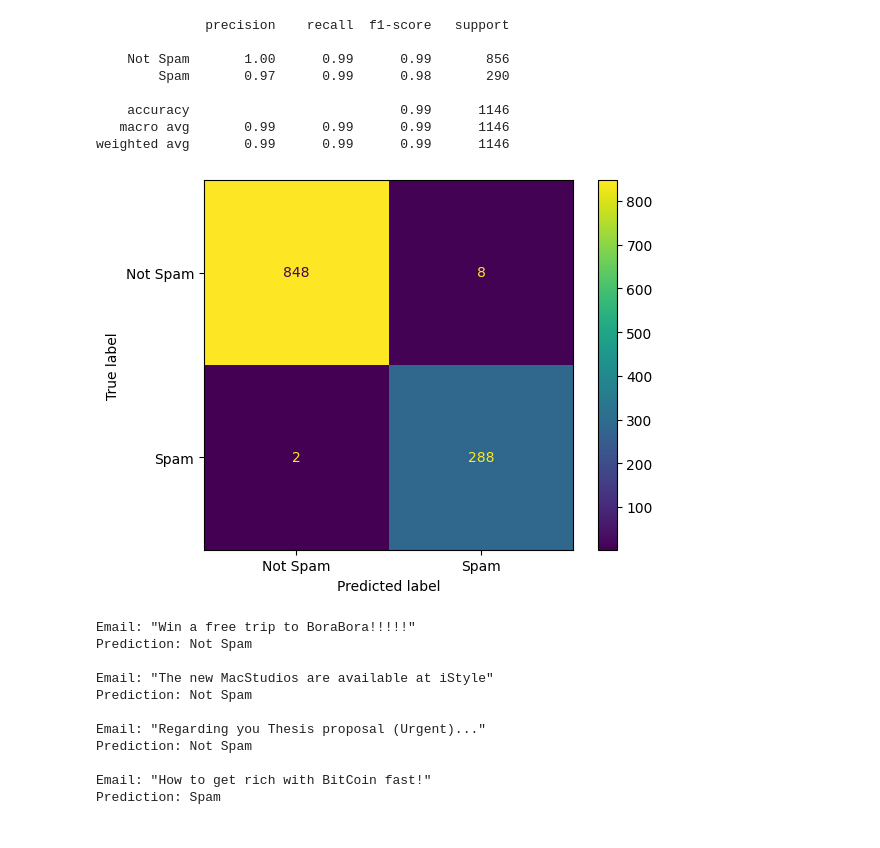
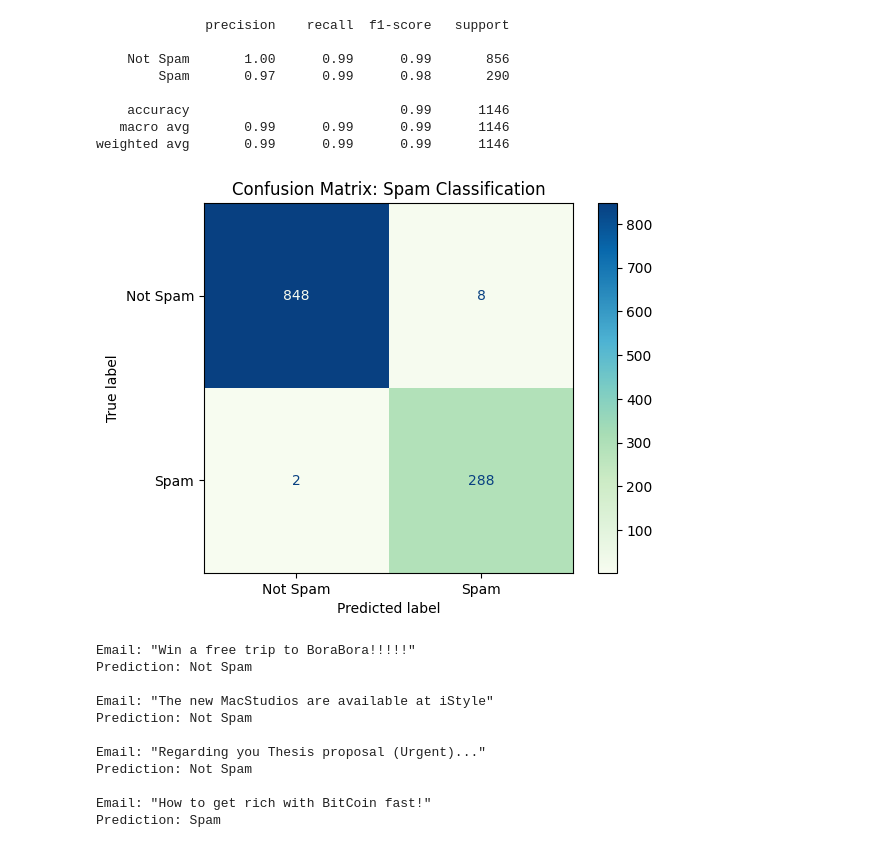
Before and after one commit to vsoos/CloudComputing, a Jupyter notebook: ex1/1_1_cpu.ipynb, the cells around one changed output. Drawn from its saved outputs; the diff is of its cells as text; code cells hidden in the pictures.

```diff
--- a/ex1/1_1_cpu.ipynb
+++ b/ex1/1_1_cpu.ipynb
@@ -87,11 +90,14 @@ weighted avg       0.99      0.99      0.99      1146
 # %%
 # confusion matrix
 cm = confusion_matrix(Y_test, test_predictions)
 disp = ConfusionMatrixDisplay(confusion_matrix=cm, display_labels=['Not Spam', 'Spam'])
-disp.plot()
+
+# colormap title
+disp.plot(cmap='GnBu')
+plt.title('Confusion Matrix: Spam Classification')
 plt.show()
 # %% [output]
-[figure, old version]
+[figure, new version]
 # %%
 # model testing
 sample_emails = ["Win a free trip to BoraBora!!!!!",
```
Also changed, not shown: parts of 3 cells of this notebook.
